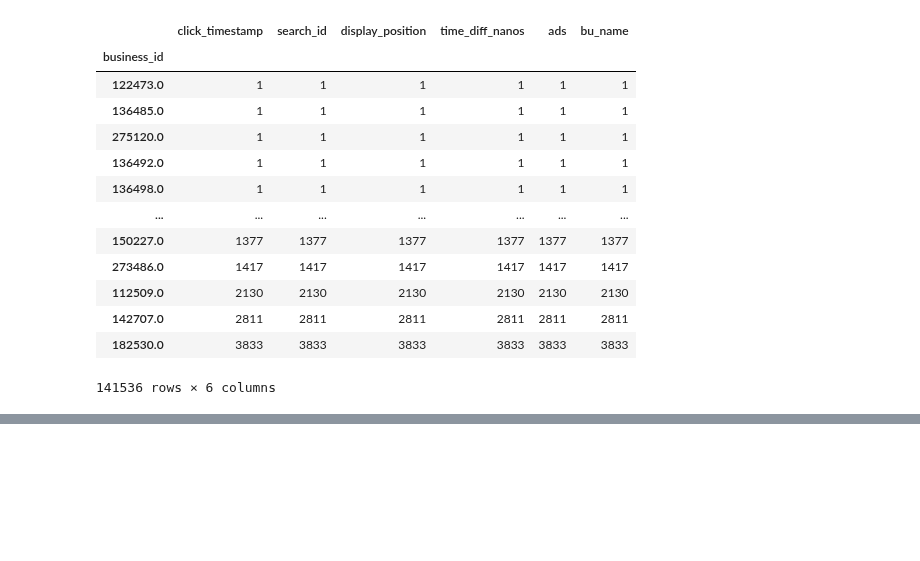
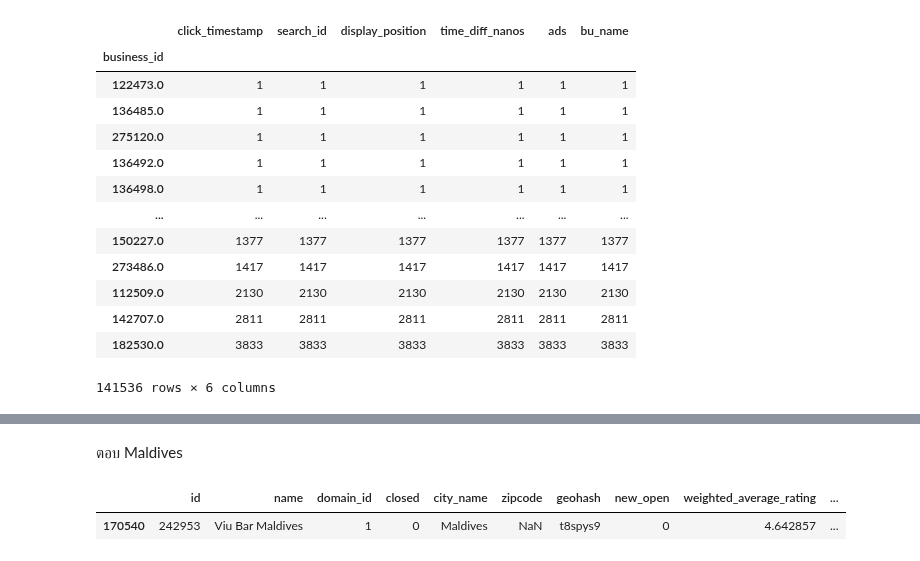
Before and after one commit to Adibank/DPDM, a Jupyter notebook: Pandas_and_Data_Preprocessing_101.ipynb, the cells around one changed output, grey strips where cells are left out. Cells and saved outputs as stored; diff of their text form; code cells hidden in the pictures; blank space fills up the shorter version.

```diff
--- a/Pandas_and_Data_Preprocessing_101.ipynb
+++ b/Pandas_and_Data_Preprocessing_101.ipynb
@@ -898,0 +942,7 @@ search_click_df.groupby('business_id').count().sort_values('click_timestamp')
+# %% [markdown]
+ตอบ Maldives
+# %%
+w_restaurant_df[w_restaurant_df['id']==242953.000000]
+# %% [output]
+|  | id | name | domain_id | closed | city_name | zipcode | geohash | new_open | weighted_average_rating | ... |
+| 170540 | 242953 | Viu Bar Maldives | 1 | 0 | Maldives | NaN | t8spys9 | 0 | 4.642857 | ... |
```
Also changed, not shown: parts of 5 cells of this notebook.
